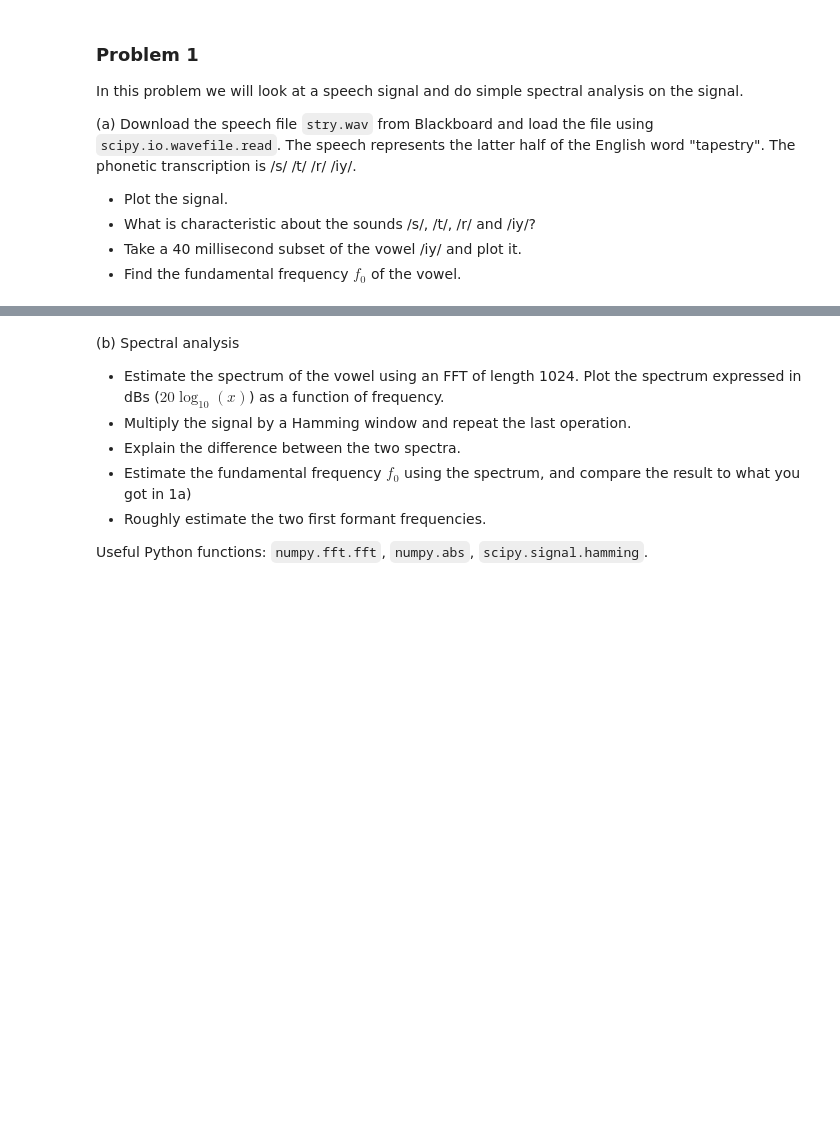
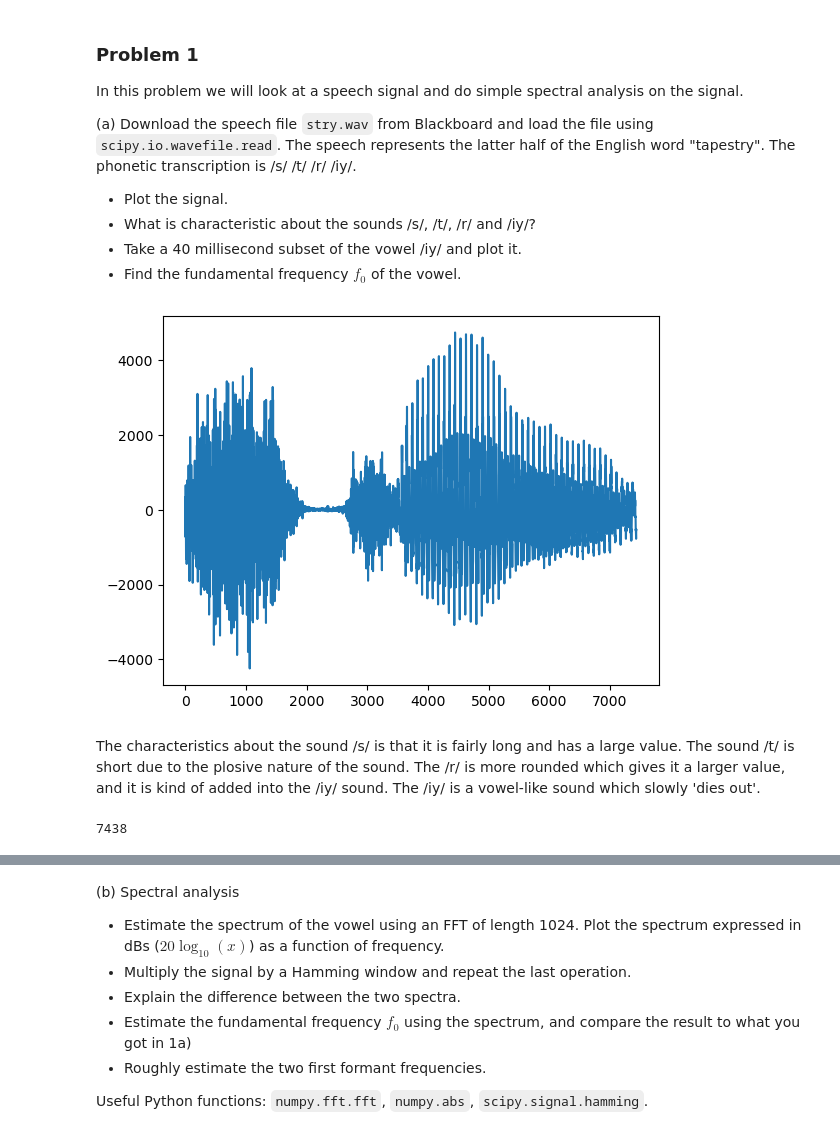
Before and after one commit to martinfsl/TTT4185, a Jupyter notebook: Assignments/Assignment_1/TTT4185_assignment_1.ipynb, the cells around one changed output, grey strips where cells are left out. Drawn from its saved outputs; the diff is of its cells as text; code cells hidden in the pictures; blank space fills up the shorter version.

```diff
--- a/Assignments/Assignment_1/TTT4185_assignment_1.ipynb
+++ b/Assignments/Assignment_1/TTT4185_assignment_1.ipynb
@@ -18,4 +18,21 @@ In this problem we will look at a speech signal and do simple spectral analysis
 - Find the fundamental frequency $f_0$ of the vowel.
 # %%
 import scipy.io.wavfile
-Fs, data = scipy.io.wavfile.read('stry.wav')
+Fs, data = scipy.io.wavfile.read('stry(1).wav')
+
+import matplotlib.pyplot as plt
+import scipy as sp
+
+plt.plot(data)
+plt.show()
+# %% [output]
+[figure, added]
+# %% [markdown]
+The characteristics about the sound /s/ is that it is fairly long and has a large value.
+The sound /t/ is short due to the plosive nature of the sound.
+The /r/ is more rounded which gives it a larger value, and it is kind of added into the /iy/ sound.
+The /iy/ is a vowel-like sound which slowly 'dies out'.
+# %%
+print(len(data))
+# %% [output]
+7438
```
Also changed, not shown: parts of 5 cells of this notebook, 1 other file.
